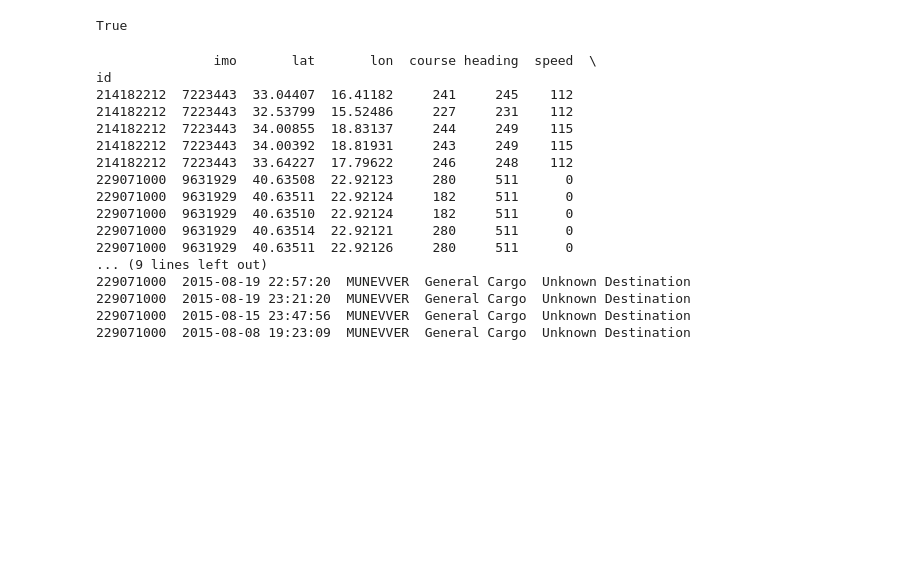
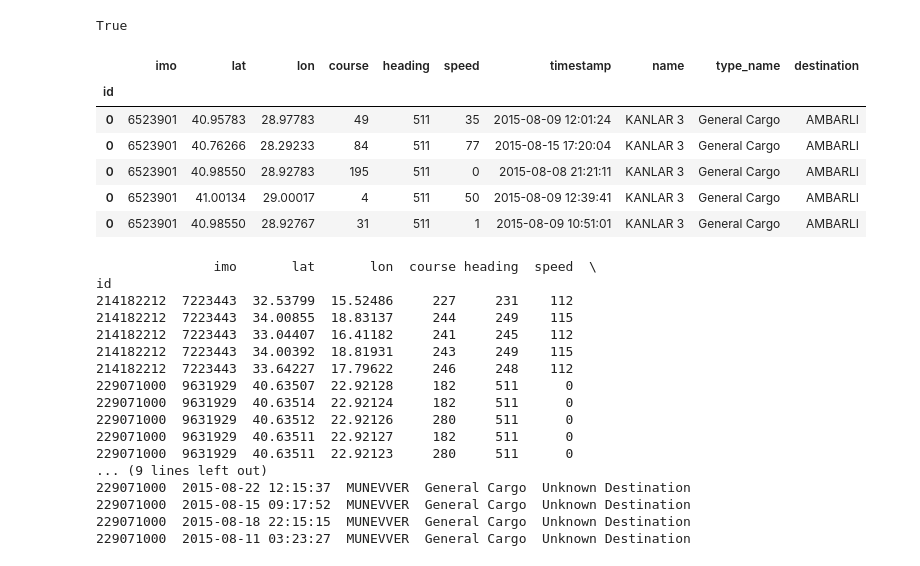
Before and after one commit to chara-b/shipstracking, a Jupyter notebook: Untitled.ipynb, the cells around one changed output. Cells and saved outputs as stored; diff of their text form; code cells hidden in the pictures; blank space fills up the shorter version.

```diff
--- a/Untitled.ipynb
+++ b/Untitled.ipynb
@@ -87,7 +87,16 @@ df = df.fillna(value=values) # fill nans of only the heading column's and destin
 # group features over id and calculate inner heading value by mean value or something somehow
 # %%
 df.set_index('id', inplace=True)
-#df = df.sort_index()
+df = df.sort_index()
+df.head()
+# %% [output]
+|  | imo | lat | lon | course | heading | speed | timestamp | name | type_name | destination |
+| id |  |  |  |  |  |  |  |  |  |  |
+| 0 | 6523901 | 40.95783 | 28.97783 | 49 | 511 | 35 | 2015-08-09 12:01:24 | KANLAR 3 | General Cargo | AMBARLI |
+| 0 | 6523901 | 40.76266 | 28.29233 | 84 | 511 | 77 | 2015-08-15 17:20:04 | KANLAR 3 | General Cargo | AMBARLI |
+| 0 | 6523901 | 40.98550 | 28.92783 | 195 | 511 | 0 | 2015-08-08 21:21:11 | KANLAR 3 | General Cargo | AMBARLI |
+| 0 | 6523901 | 41.00134 | 29.00017 | 4 | 511 | 50 | 2015-08-09 12:39:41 | KANLAR 3 | General Cargo | AMBARLI |
+| 0 | 6523901 | 40.98550 | 28.92767 | 31 | 511 | 1 | 2015-08-09 10:51:01 | KANLAR 3 | General Cargo | AMBARLI |
 # %%
 
 
@@ -97,21 +106,21 @@ print(df_.head(10))
 # %% [output]
                imo       lat       lon  course heading  speed  \
 id
-214182212  7223443  33.04407  16.41182     241     245    112
 214182212  7223443  32.53799  15.52486     227     231    112
 214182212  7223443  34.00855  18.83137     244     249    115
+214182212  7223443  33.04407  16.41182     241     245    112
 214182212  7223443  34.00392  18.81931     243     249    115
 214182212  7223443  33.64227  17.79622     246     248    112
-229071000  9631929  40.63508  22.92123     280     511      0
-229071000  9631929  40.63511  22.92124     182     511      0
-229071000  9631929  40.63510  22.92124     182     511      0
-229071000  9631929  40.63514  22.92121     280     511      0
-229071000  9631929  40.63511  22.92126     280     511      0
+229071000  9631929  40.63507  22.92128     182     511      0
+229071000  9631929  40.63514  22.92124     182     511      0
+229071000  9631929  40.63512  22.92126     280     511      0
+229071000  9631929  40.63511  22.92127     182     511      0
+229071000  9631929  40.63511  22.92123     280     511      0
 ... (9 lines left out)
-229071000  2015-08-19 22:57:20  MUNEVVER  General Cargo  Unknown Destination
-229071000  2015-08-19 23:21:20  MUNEVVER  General Cargo  Unknown Destination
-229071000  2015-08-15 23:47:56  MUNEVVER  General Cargo  Unknown Destination
-229071000  2015-08-08 19:23:09  MUNEVVER  General Cargo  Unknown Destination
+229071000  2015-08-22 12:15:37  MUNEVVER  General Cargo  Unknown Destination
+229071000  2015-08-15 09:17:52  MUNEVVER  General Cargo  Unknown Destination
+229071000  2015-08-18 22:15:15  MUNEVVER  General Cargo  Unknown Destination
+229071000  2015-08-11 03:23:27  MUNEVVER  General Cargo  Unknown Destination
 # %%
 # check for duplicates...
 # print(df[df.duplicated()].sort_index())
```
Also changed, not shown: parts of 6 cells of this notebook.
